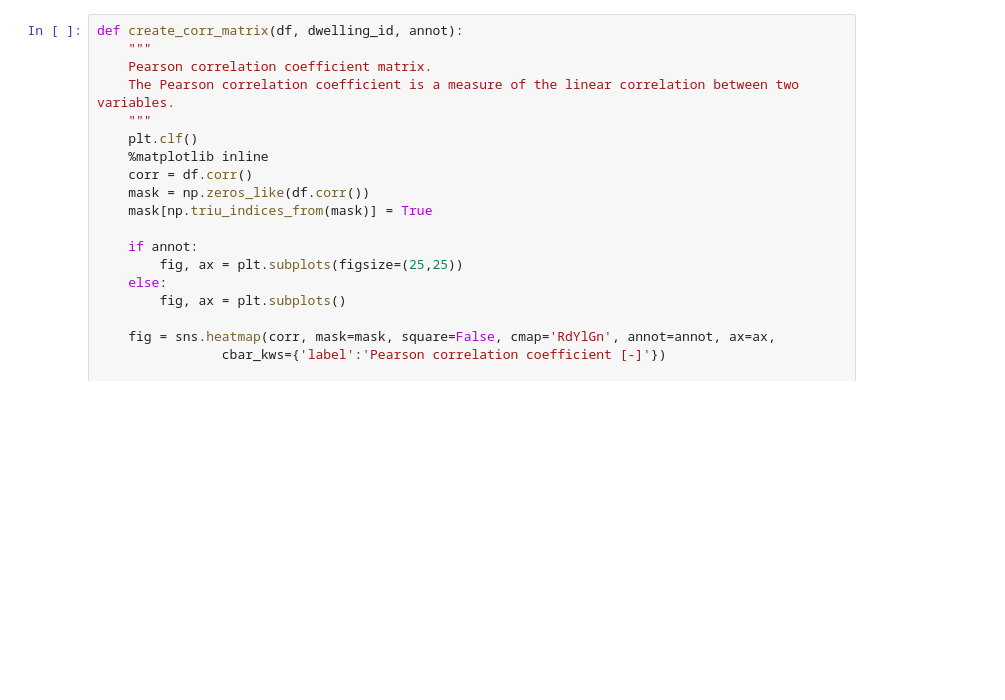
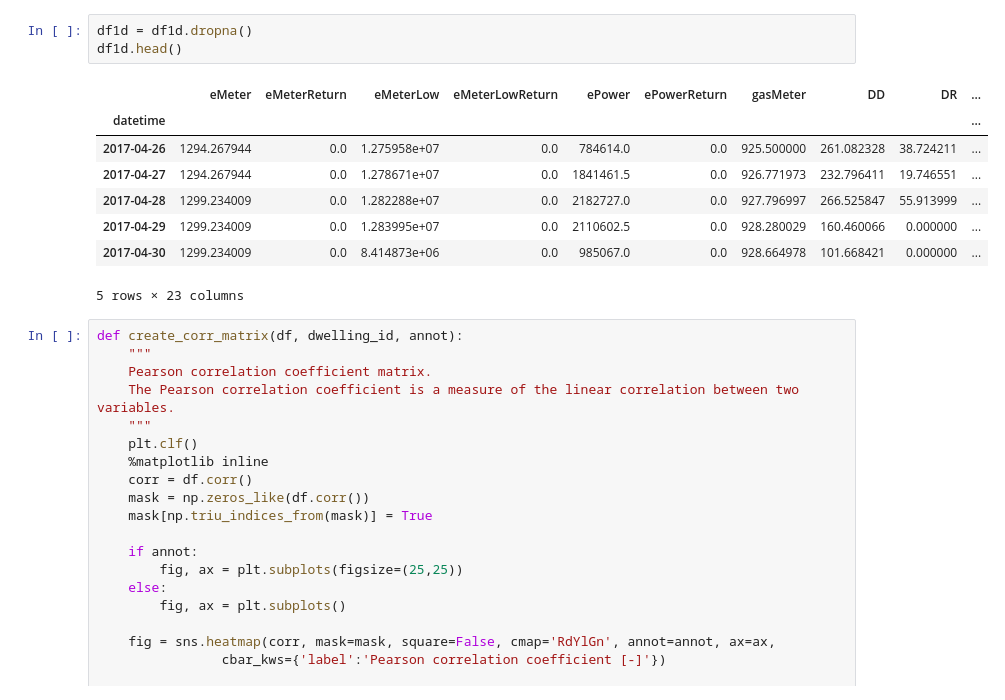
Before and after one commit to deKeijzer/KB-74-OPSCHALER, a Jupyter notebook: Personal_folders/VictorC/SeriousRegression.ipynb, the cells around one changed output. Cells and saved outputs as stored; diff of their text form; blank space fills up the shorter version.

```diff
--- a/Personal_folders/VictorC/SeriousRegression.ipynb
+++ b/Personal_folders/VictorC/SeriousRegression.ipynb
@@ -33,3 +44,15 @@ df1w
+# %%
+df1d = df1d.dropna()
+df1d.head()
+# %% [output]
+|  | eMeter | eMeterReturn | eMeterLow | eMeterLowReturn | ePower | ePowerReturn | gasMeter | DD | DR | ... |
+| datetime |  |  |  |  |  |  |  |  |  | ... |
+| 2017-04-26 | 1294.267944 | 0.0 | 1.275958e+07 | 0.0 | 784614.0 | 0.0 | 925.500000 | 261.082328 | 38.724211 | ... |
+| 2017-04-27 | 1294.267944 | 0.0 | 1.278671e+07 | 0.0 | 1841461.5 | 0.0 | 926.771973 | 232.796411 | 19.746551 | ... |
+| 2017-04-28 | 1299.234009 | 0.0 | 1.282288e+07 | 0.0 | 2182727.0 | 0.0 | 927.796997 | 266.525847 | 55.913999 | ... |
+| 2017-04-29 | 1299.234009 | 0.0 | 1.283995e+07 | 0.0 | 2110602.5 | 0.0 | 928.280029 | 160.460066 | 0.000000 | ... |
+| 2017-04-30 | 1299.234009 | 0.0 | 8.414873e+06 | 0.0 | 985067.0 | 0.0 | 928.664978 | 101.668421 | 0.000000 | ... |
+5 rows × 23 columns
 # %%
 def create_corr_matrix(df, dwelling_id, annot):
     """
```
Also changed, not shown: parts of 8 cells of this notebook.
